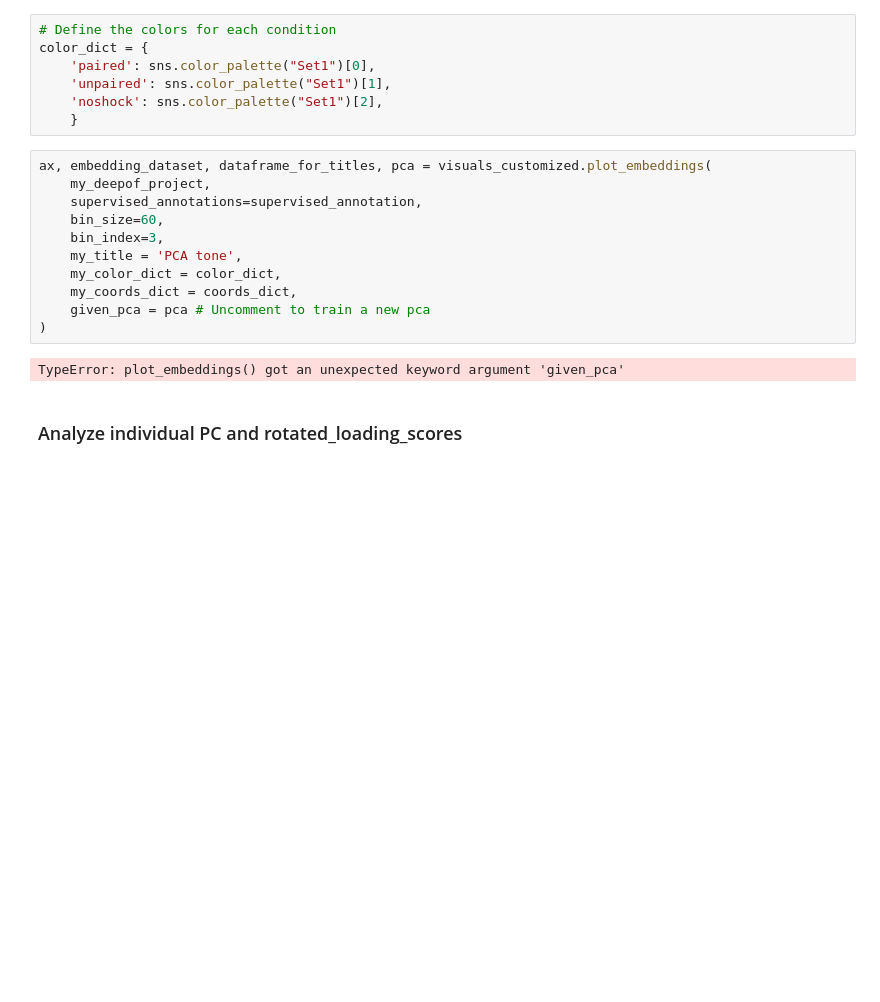
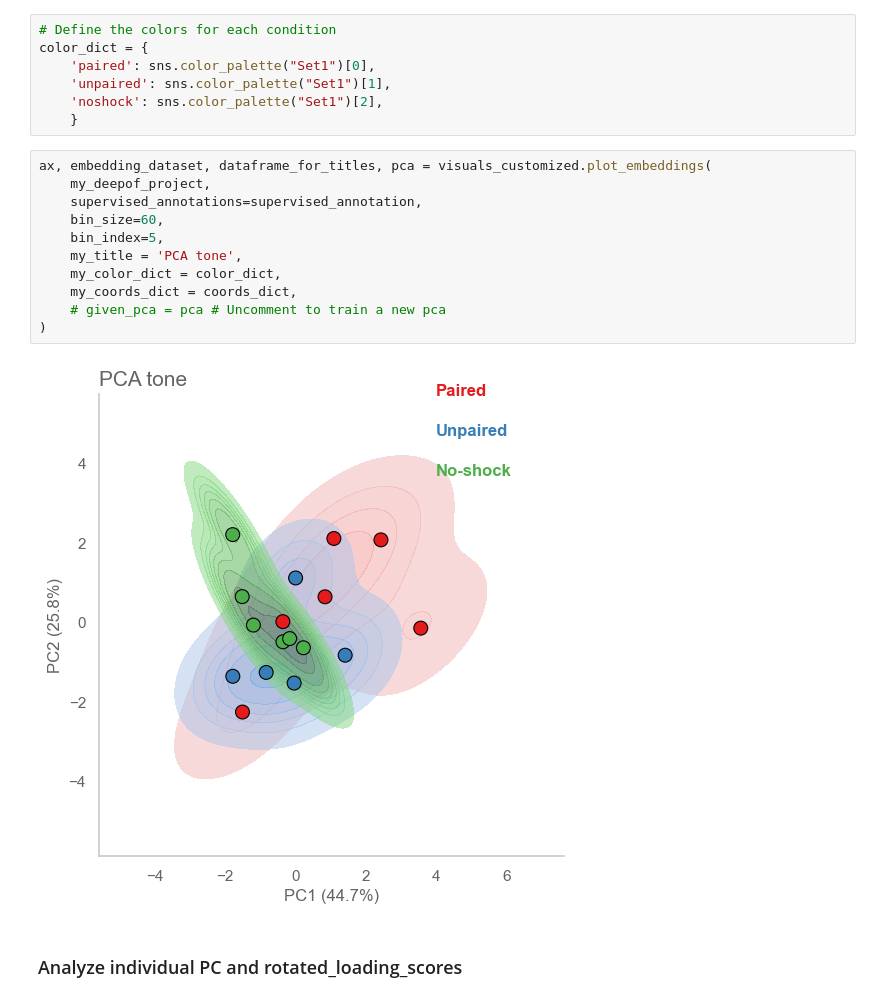
Before and after one commit to marccanela/deepof_abg, a Jupyter notebook: supervised_pipeline.ipynb, the cells around one changed output. Saved outputs shown, nothing was run; the diff lists cells and outputs as text; blank space fills up the shorter version.

```diff
--- a/supervised_pipeline.ipynb
+++ b/supervised_pipeline.ipynb
@@ -80,16 +86,16 @@ color_dict = {
 # %%
 ax, embedding_dataset, dataframe_for_titles, pca = visuals_customized.plot_embeddings(
     my_deepof_project,
     supervised_annotations=supervised_annotation,
     bin_size=60,
-    bin_index=3,
+    bin_index=5,
     my_title = 'PCA tone',
     my_color_dict = color_dict,
     my_coords_dict = coords_dict,
-    given_pca = pca # Uncomment to train a new pca
+    # given_pca = pca # Uncomment to train a new pca
 )
 # %% [output]
-TypeError: plot_embeddings() got an unexpected keyword argument 'given_pca'
+[figure, added]
 # %% [markdown]
 ### Analyze individual PC and rotated_loading_scores
 # %%
```
Also changed, not shown: parts of 9 cells of this notebook, 1 other file.
